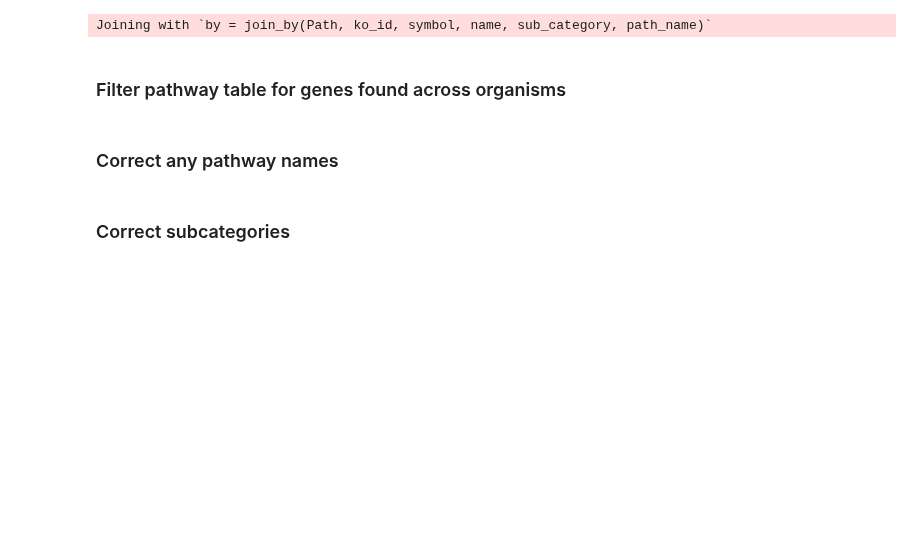
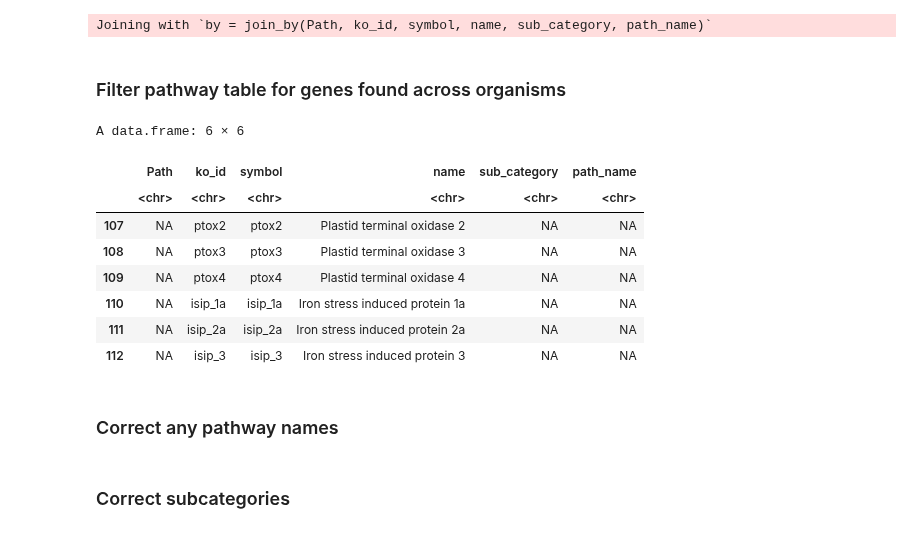
Before and after one commit to CohenLabUGA/SAB_isolates, a Jupyter notebook: jupyter_notebooks/Kegg_annotations.ipynb, the cells around one changed output. Saved outputs shown, nothing was run; the diff lists cells and outputs as text; code cells hidden in the pictures; blank space fills up the shorter version.

Commit message:
adding ptox to figure4

```diff
--- a/jupyter_notebooks/Kegg_annotations.ipynb
+++ b/jupyter_notebooks/Kegg_annotations.ipynb
@@ -454,6 +443,17 @@ Joining with `by = join_by(Path, ko_id, symbol, name, sub_category, path_name)`
 ### Filter pathway table for genes found across organisms
 # %%
 heat.path=(filter(sub_path, (ko_id %in% ko_def$ko_id)==T))
+tail(heat.path)
+# %% [output]
+A data.frame: 6 × 6
+|  | Path | ko_id | symbol | name | sub_category | path_name |
+|  | <chr> | <chr> | <chr> | <chr> | <chr> | <chr> |
+| 107 | NA | ptox2 | ptox2 | Plastid terminal oxidase 2 | NA | NA |
+| 108 | NA | ptox3 | ptox3 | Plastid terminal oxidase 3 | NA | NA |
+| 109 | NA | ptox4 | ptox4 | Plastid terminal oxidase 4 | NA | NA |
+| 110 | NA | isip_1a | isip_1a | Iron stress induced protein 1a | NA | NA |
+| 111 | NA | isip_2a | isip_2a | Iron stress induced protein 2a | NA | NA |
+| 112 | NA | isip_3 | isip_3 | Iron stress induced protein 3 | NA | NA |
 # %% [markdown]
 ### Correct any pathway names
 # %%
```
Also changed, not shown: parts of 2 cells of this notebook, 4 other files.
